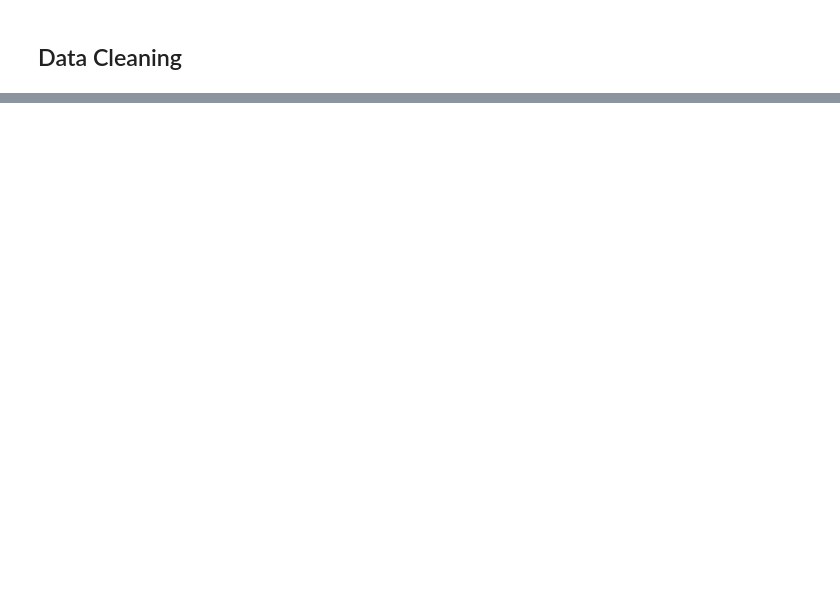
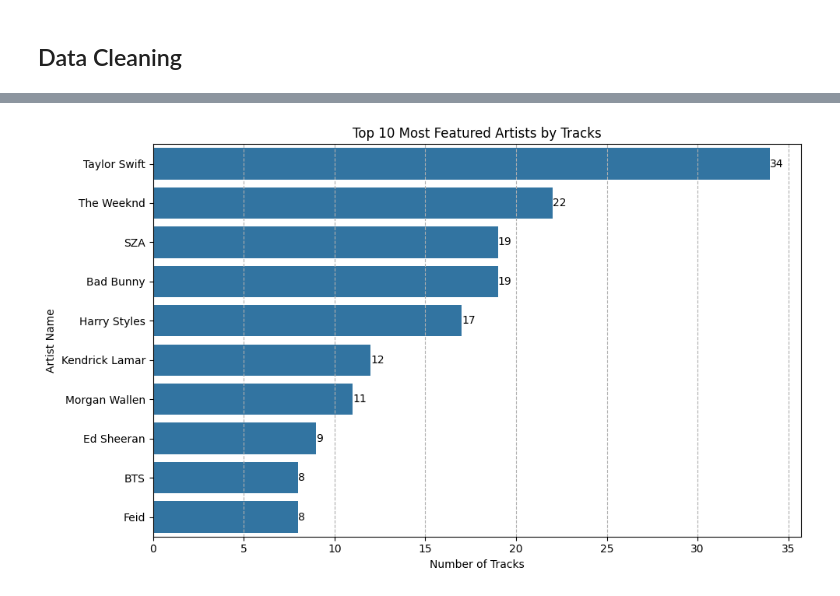
Before and after one commit to Impirs/Practice_BI, a Jupyter notebook: music/notebook/spotify_music.ipynb, the cells around one changed output, grey strips where cells are left out. Saved outputs shown, nothing was run; the diff lists cells and outputs as text; code cells hidden in the pictures; blank space fills up the shorter version.

```diff
--- a/music/notebook/spotify_music.ipynb
+++ b/music/notebook/spotify_music.ipynb
@@ -30,0 +163,14 @@ df.info()
+# %%
+top_artists = df['artist(s)_name'].value_counts().head(10)
+plt.figure(figsize=(10, 6))
+sns.barplot(x=top_artists.values, y=top_artists.index)
+plt.title('Top 10 Most Featured Artists by Tracks')
+plt.xlabel('Number of Tracks')
+plt.ylabel('Artist Name')
+for index, value in enumerate(top_artists.values):
+    plt.text(value, index, str(value), color='black', ha="left", va="center")
+plt.grid(axis='x', linestyle='--', alpha=1)
+plt.tight_layout()
+plt.show()
+# %% [output]
+[figure, added]
```
Also changed, not shown: parts of 14 cells of this notebook.
